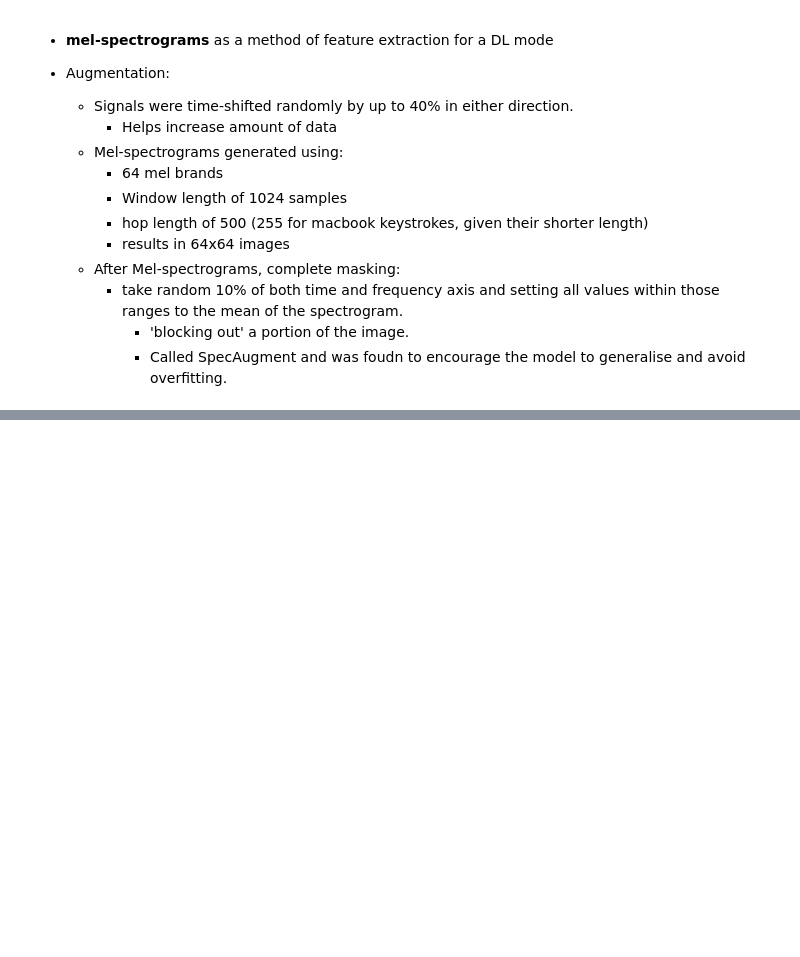
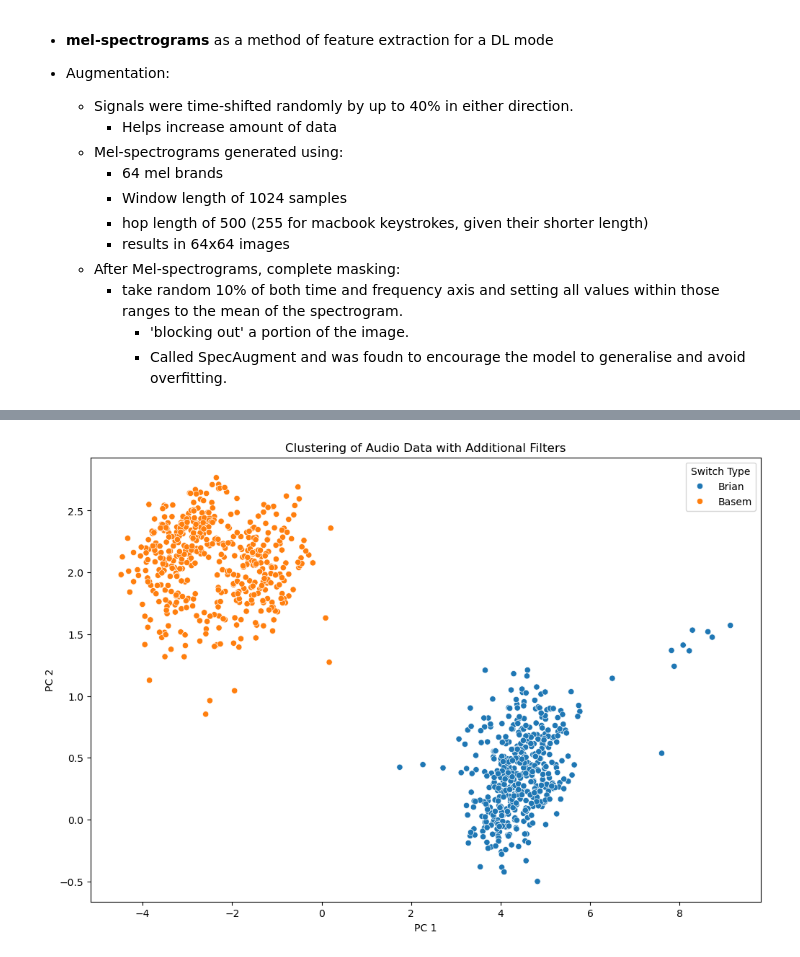
Before and after one commit to bsaleh524/keyboard_recorder, a Jupyter notebook: preprocessing/preprocess_for_data.ipynb, the cells around one changed output, grey strips where cells are left out. Saved outputs shown, nothing was run; the diff lists cells and outputs as text; code cells hidden in the pictures; blank space fills up the shorter version.

```diff
--- a/preprocessing/preprocess_for_data.ipynb
+++ b/preprocessing/preprocess_for_data.ipynb
@@ -582,0 +602,11 @@ Sound:
+# %%
+# Filtered Scatter Plot
+plt.figure(figsize=(12, 8))
+sns.scatterplot(x=features_pca[:, 0], y=features_pca[:, 1], hue=dataviz_df['user']) #, style=dataviz_df['keyboard_material'])
+plt.title('Clustering of Audio Data with Additional Filters')
+plt.xlabel('PC 1')
+plt.ylabel('PC 2')
+plt.legend(title='Switch Type')
+plt.show()
+# %% [output]
+[figure, added]
```
Also changed, not shown: parts of 25 cells of this notebook, 1 other file.
